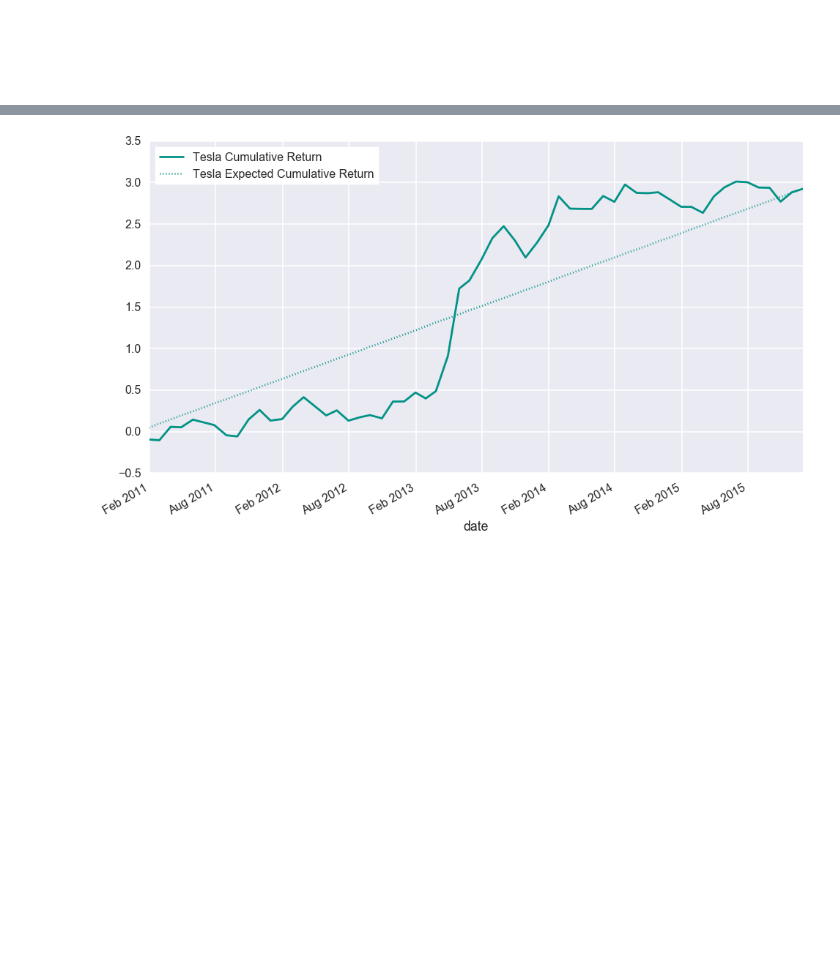
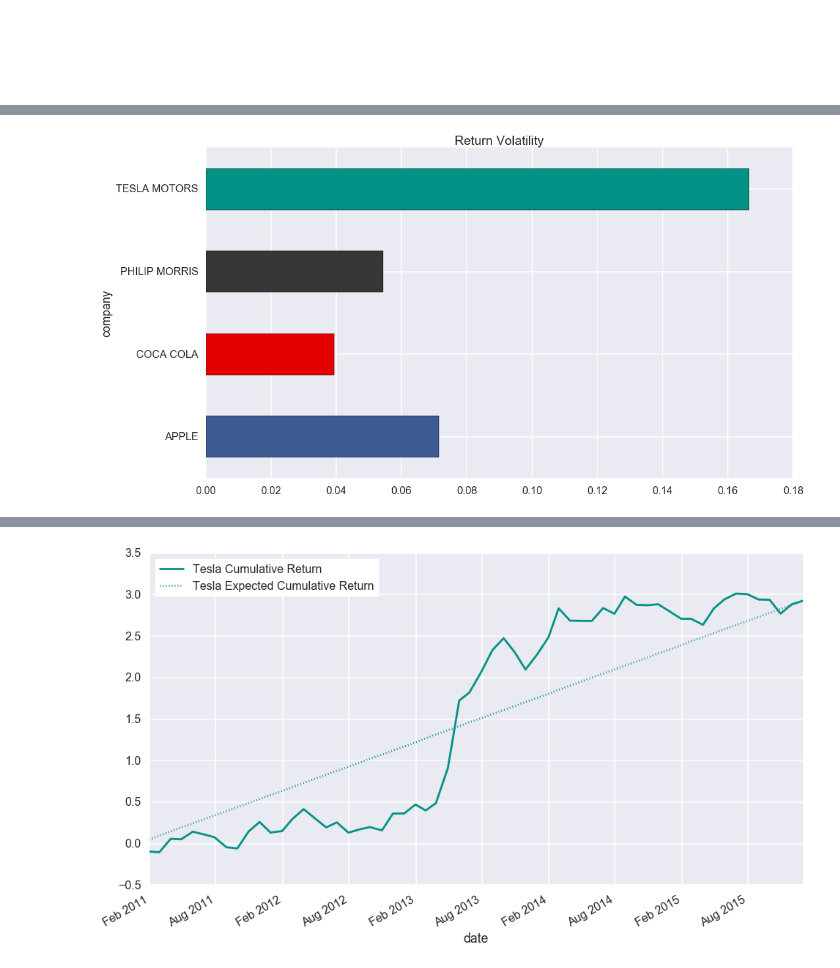
Before and after one commit to AndreaBarbon/Statistical-methods, a Jupyter notebook: Statistical Methods.ipynb, the cells around one changed output, grey strips where cells are left out. Cells and saved outputs as stored; diff of their text form; code cells hidden in the pictures; blank space fills up the shorter version.

```diff
--- a/Statistical Methods.ipynb
+++ b/Statistical Methods.ipynb
@@ -132,5 +150,0 @@ df['ret'].sum() / n
-# %%
-data.set_index('company', inplace=1)
-data['ER'] = ER
-data.reset_index(inplace=1)
-data['deviation'] = data['ret'] - data['ER']
@@ -136,0 +187,5 @@ data['deviation'] = data['ret'] - data['ER']
+# %%
+data.groupby('company')['ret'].std().plot(kind='barh', figsize=FS, color=stock_colors)
+_ = plt.title('Return Volatility')
+# %% [output]
+[figure, added]
```
Also changed, not shown: parts of 30 cells of this notebook.
